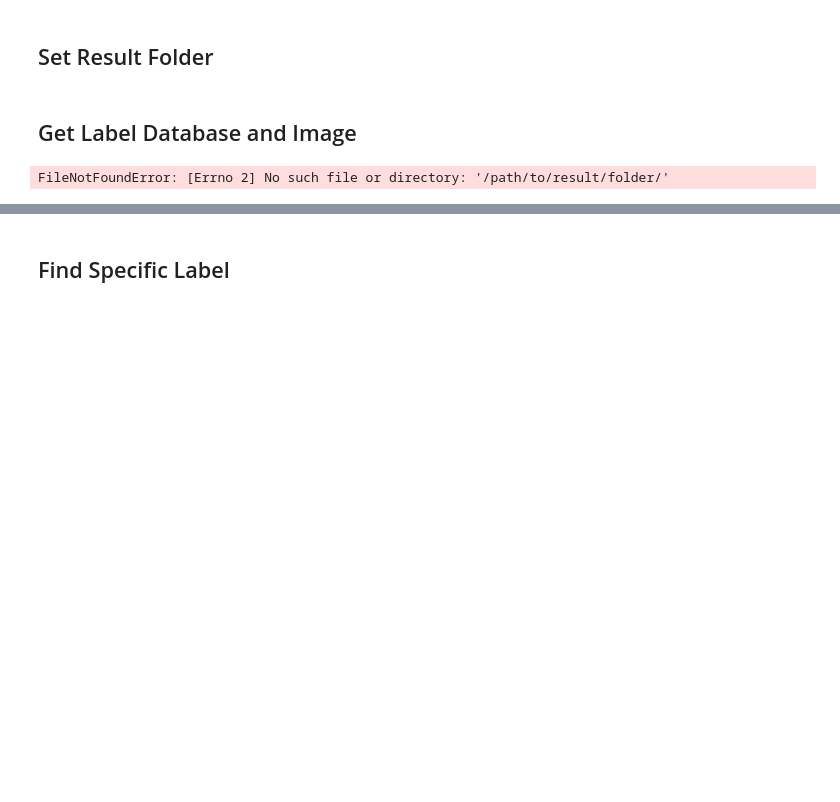
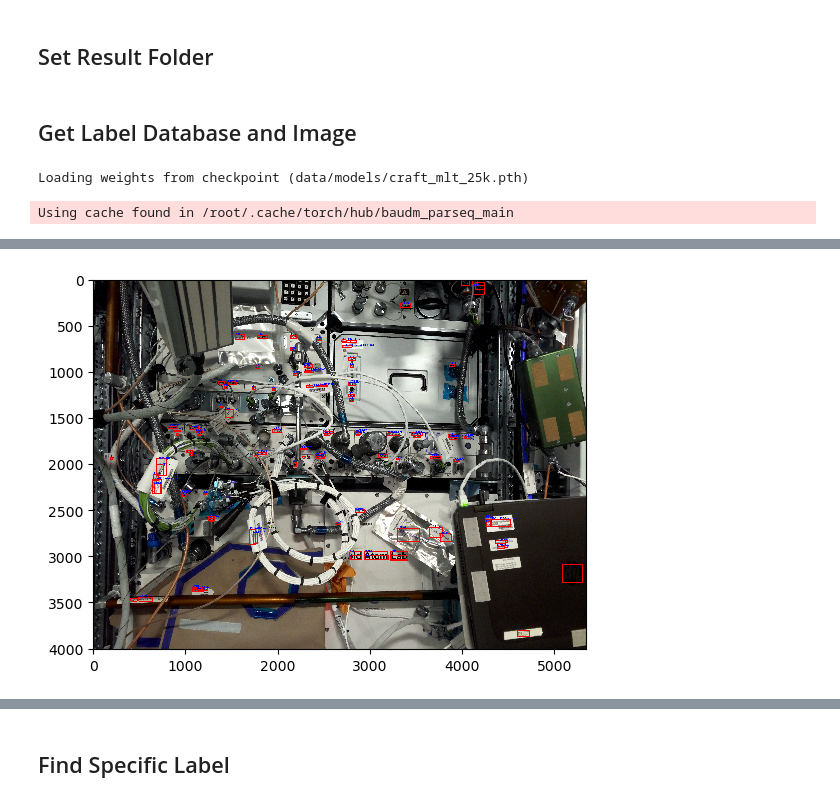
Before and after one commit to nasa/isaac, a Jupyter notebook: analyst/workspace/ocr_parse_image.ipynb, the cells around one changed output, grey strips where cells are left out. Saved outputs shown, nothing was run; the diff lists cells and outputs as text; code cells hidden in the pictures; blank space fills up the shorter version.

```diff
--- a/analyst/workspace/ocr_parse_image.ipynb
+++ b/analyst/workspace/ocr_parse_image.ipynb
@@ -7,14 +11,15 @@ import image_str.parse_img as parser
 # %% [markdown]
 ## Set Image Path
 # %%
-image_path = '/path/to/image.jpg'
+image_path = 'data/images/ISS.jpg'
 # %% [markdown]
 ## Set Result Folder
 # %%
-result_folder = '/path/to/result/folder/'
+result_folder = 'results/'
 # %% [markdown]
 ## Get Label Database and Image
 # %%
-database, image = parser.decode_image(image_path, result_folder)
+database, result_image = parser.decode_image(image_path, result_folder, trained_model='data/models/craft_mlt_25k.pth')
 # %% [output]
-FileNotFoundError: [Errno 2] No such file or directory: '/path/to/result/folder/'
+Loading weights from checkpoint (data/models/craft_mlt_25k.pth)
+Using cache found in /root/.cache/torch/hub/baudm_parseq_main
@@ -20,0 +27 @@ FileNotFoundError: [Errno 2] No such file or directory: '/path/to/result/folder/
+[figure, added]
```
Also changed, not shown: parts of 3 cells of this notebook, 4 other files.
